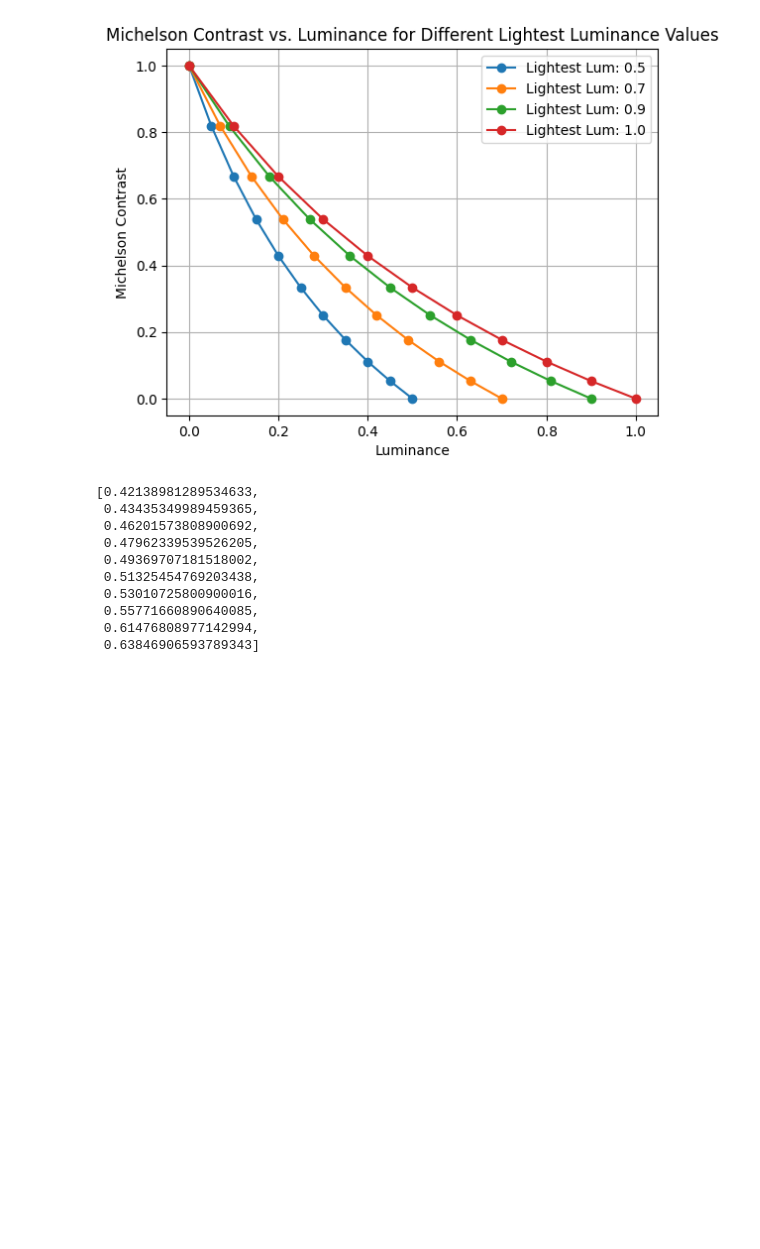
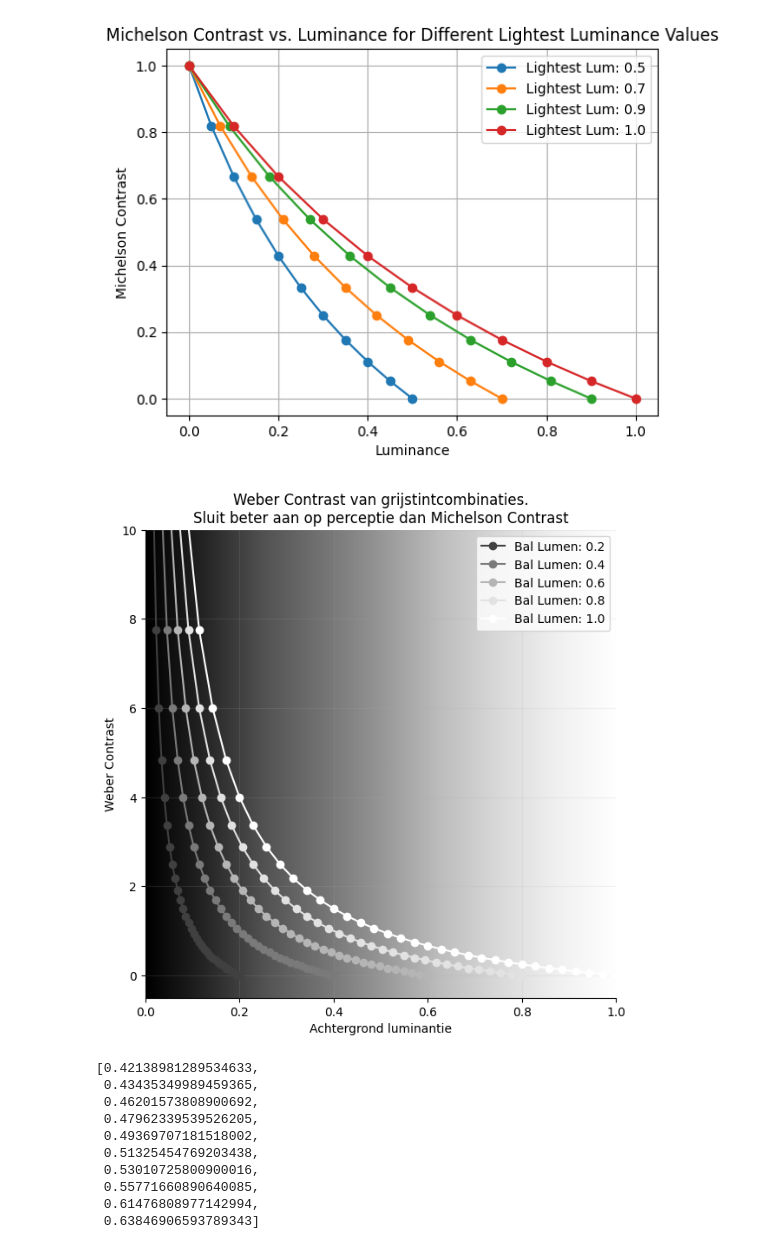
Before and after one commit to WiegerScheurer/physicspred, a Jupyter notebook: Notebooks/equal_lumen.ipynb, the cells around one changed output. Cells and saved outputs as stored; diff of their text form; code cells hidden in the pictures; blank space fills up the shorter version.

```diff
--- a/Notebooks/equal_lumen.ipynb
+++ b/Notebooks/equal_lumen.ipynb
@@ -120,19 +120,3 @@ Lighter contrast: 0.5454545454545454 for ball lum: 0.85
 Darker contrast: 0.4545454545454546 for ball lum: 0.6666666666666667
 Lighter contrast difference: 0.045454545454545414, darker contrast difference: -0.045454545454545414
 Als de bal 0.1 lichter wordt, moet 'ie -0.1428571428571429 donkerder worden om hetzelfde contrast te behouden
-# %%
-for i in range(0, 11):
-    lum = 1 - (i/10)
-    print(michelson_contrast(1, lum))
-
-# Prepare data for plotting
-luminance_values = [1 - (i / 10) for i in range(11)]
-contrast_values = [michelson_contrast(1, lum) for lum in luminance_values]
-
-# Plot the data
-plt.plot(luminance_values, contrast_values, marker='o')
-plt.xlabel('Luminance')
-plt.ylabel('Michelson Contrast')
-plt.title('Michelson Contrast vs. Luminance')
-plt.grid(True)
-plt.show()
@@ -174,6 +145,53 @@ plt.grid(True)
 plt.show()
 # %% [output]
 [figure]
+# %%
+import matplotlib.pyplot as plt
+import numpy as np
+
+# Define Weber contrast function
+def weber_contrast(lum_target, lum_background):
+    if lum_background == 0:
+        return float('inf')  # or some large number to indicate high contrast
+    return (lum_target - lum_background) / lum_background
+
+# Define a range of lightest luminance values
+lightest_luminance_values = [.2, 0.4, 0.6, .8, 1.0]
+
+# Use a colormap
+cmap = plt.get_cmap('Greys_r')
+# colors = cmap(np.linspace(0, 1, len(lightest_luminance_values)))
+colors = cmap(lightest_luminance_values)
+
+# Create a gradient background
+fig, ax = plt.subplots(figsize=(7, 7))
+gradient = np.linspace(0, 1, 256)
+gradient = np.vstack((gradient, gradient))
+
+# Plot the gradient background
+ax.imshow(gradient, aspect='auto', cmap=plt.get_cmap('Greys_r'), extent=[0, 1, -.5, 10], alpha=1)
+
+# Plot the data for each lightest luminance value
+for lightest_lum, color in zip(lightest_luminance_values, colors):
+    luminance_values = [lightest_lum - (i / 35) * lightest_lum for i in range(36)]
+    contrast_values = [weber_contrast(lightest_lum, lum) for lum in luminance_values]
+
+    ax.plot(luminance_values, contrast_values, marker='o', markersize=6,
+            label=f'Bal Lumen: {lightest_lum}', color=color, linestyle='-')
+
+# Turn off the top and right axis
+ax.spines['top'].set_visible(False)
+ax.spines['right'].set_visible(False)
+
+plt.xlabel('Achtergrond luminantie')
+plt.ylabel('Weber Contrast')
+plt.title('Weber Contrast van grijstintcombinaties.\nSluit beter aan op perceptie dan Michelson Contrast')
+plt.legend()
+plt.ylim(-.5, 10)
+plt.grid(True, alpha=.15)
+plt.show()
+# %% [output]
+[figure, added]
 # %%
 def bellshape_sample(mean, sd, n_samples, plot:bool=False, shuffle:bool=True):
 
```
Also changed, not shown: parts of 1 cell of this notebook, 28 other files.
